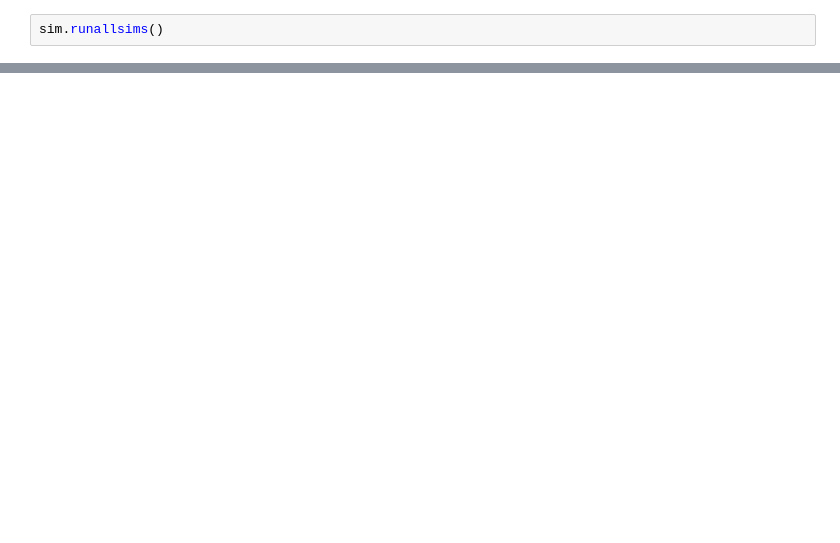
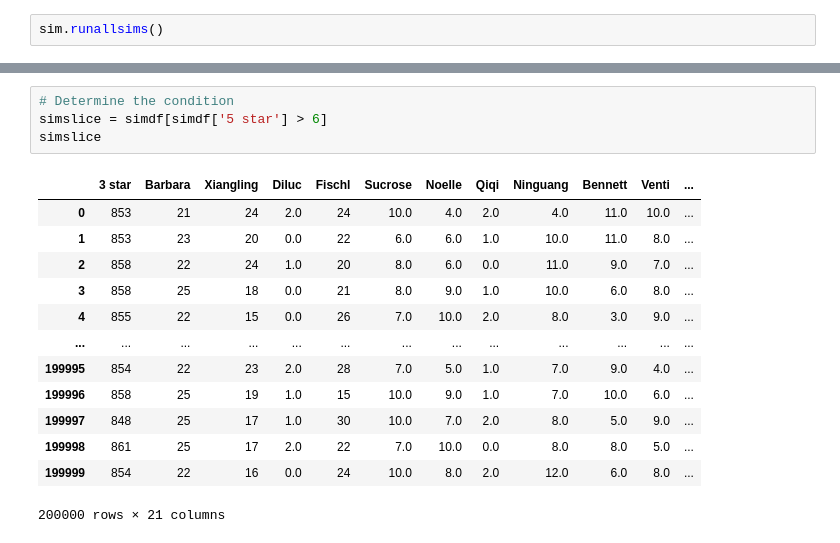
Before and after one commit to yma3/Probabilities-of-Gacha-Using-Monte-Carlo-Simulations, a Jupyter notebook: genshin_montecarlo.ipynb, the cells around one changed output, grey strips where cells are left out. Saved outputs shown, nothing was run; the diff lists cells and outputs as text; blank space fills up the shorter version.

```diff
--- a/genshin_montecarlo.ipynb
+++ b/genshin_montecarlo.ipynb
@@ -207,0 +241,18 @@ simdf
+# %%
+# Determine the condition
+simslice = simdf[simdf['5 star'] > 6]
+simslice
+# %% [output]
+|  | 3 star | Barbara | Xiangling | Diluc | Fischl | Sucrose | Noelle | Qiqi | Ninguang | Bennett | Venti | ... |
+| 0 | 853 | 21 | 24 | 2.0 | 24 | 10.0 | 4.0 | 2.0 | 4.0 | 11.0 | 10.0 | ... |
+| 1 | 853 | 23 | 20 | 0.0 | 22 | 6.0 | 6.0 | 1.0 | 10.0 | 11.0 | 8.0 | ... |
+| 2 | 858 | 22 | 24 | 1.0 | 20 | 8.0 | 6.0 | 0.0 | 11.0 | 9.0 | 7.0 | ... |
+| 3 | 858 | 25 | 18 | 0.0 | 21 | 8.0 | 9.0 | 1.0 | 10.0 | 6.0 | 8.0 | ... |
+| 4 | 855 | 22 | 15 | 0.0 | 26 | 7.0 | 10.0 | 2.0 | 8.0 | 3.0 | 9.0 | ... |
+| ... | ... | ... | ... | ... | ... | ... | ... | ... | ... | ... | ... | ... |
+| 199995 | 854 | 22 | 23 | 2.0 | 28 | 7.0 | 5.0 | 1.0 | 7.0 | 9.0 | 4.0 | ... |
+| 199996 | 858 | 25 | 19 | 1.0 | 15 | 10.0 | 9.0 | 1.0 | 7.0 | 10.0 | 6.0 | ... |
+| 199997 | 848 | 25 | 17 | 1.0 | 30 | 10.0 | 7.0 | 2.0 | 8.0 | 5.0 | 9.0 | ... |
+| 199998 | 861 | 25 | 17 | 2.0 | 22 | 7.0 | 10.0 | 0.0 | 8.0 | 8.0 | 5.0 | ... |
+| 199999 | 854 | 22 | 16 | 0.0 | 24 | 10.0 | 8.0 | 2.0 | 12.0 | 6.0 | 8.0 | ... |
+200000 rows × 21 columns
```
Also changed, not shown: parts of 8 cells of this notebook.
